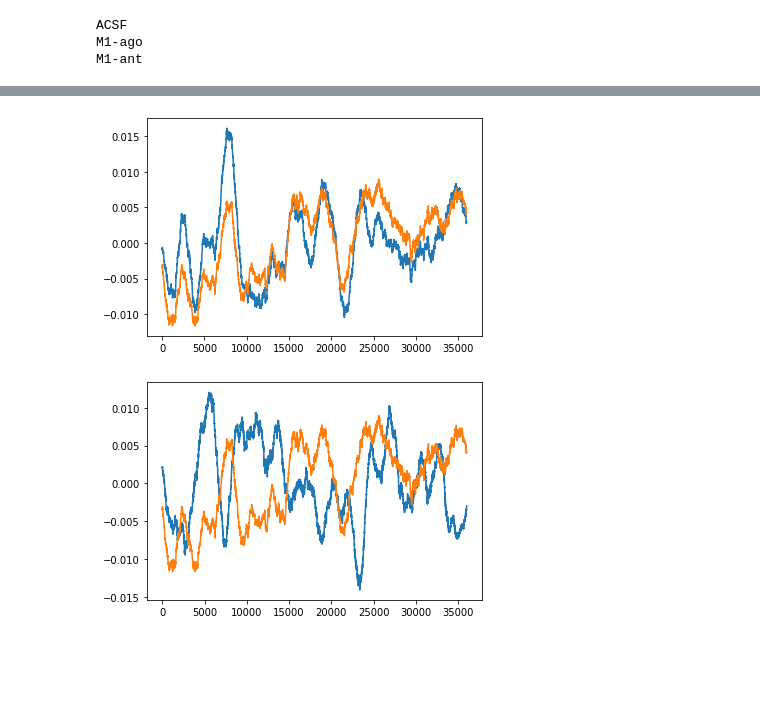
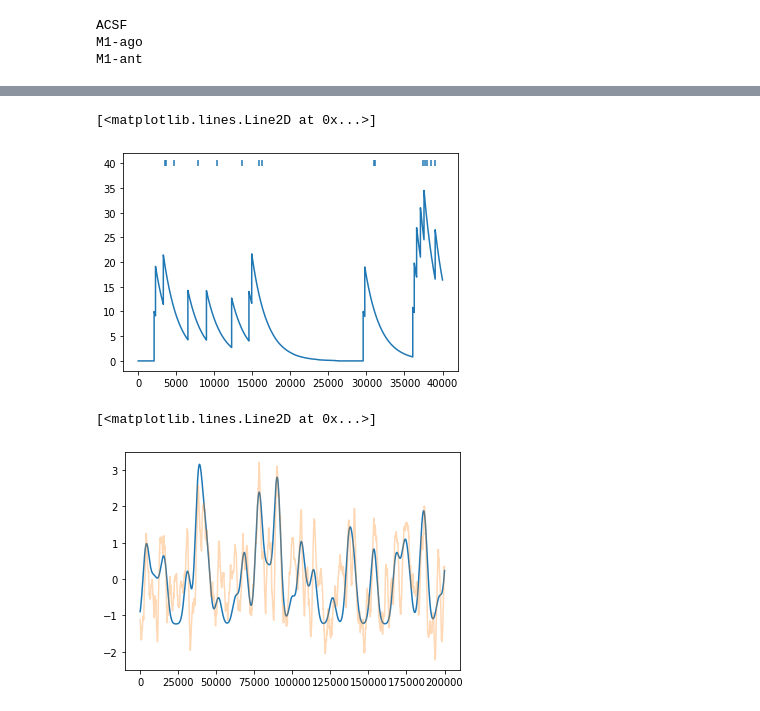
Before and after one commit to Nishant-codex/single_neuron_models, a Jupyter notebook: Multiple time scales of adaptation.ipynb, the cells around one changed output, grey strips where cells are left out. Saved outputs shown, nothing was run; the diff lists cells and outputs as text; code cells hidden in the pictures; blank space fills up the shorter version.

```diff
--- a/Multiple time scales of adaptation.ipynb
+++ b/Multiple time scales of adaptation.ipynb
@@ -177,19 +151,20 @@ plt.plot(spikes_smooth)
-# %%
-
-box_size = 100*20
-
-fr_smooth = smooth(frs,box_size)
-mean_smooth = smooth(means,box_size)
-var_smooth = smooth(vars,box_size)
-
-
-plt.plot(mean_smooth/np.linalg.norm(mean_smooth))# plt.show()
-plt.plot(fr_smooth/np.linalg.norm(fr_smooth))
-plt.show()
-
-plt.plot(var_smooth/np.linalg.norm(var_smooth))# plt.show()
-plt.plot(fr_smooth/np.linalg.norm(fr_smooth))
-plt.show()
-# %% [output]
-[figure, removed]
-[figure, removed]
+# %%
+binary_spikes_nan = np.zeros(len(V))*np.nan
+binary_spikes_nan[spikes] =1
+# %%
+plt.scatter(np.arange(len(binary_spikes_nan[:20000*2])),binary_spikes_nan[:20000*2]*40,marker='|')
+plt.plot(smooth_exp(spikes,100)[:20000*2])
+# %% [output]
+[<matplotlib.lines.Line2D at 0x...>]
+[figure, added]
+# %%
+def standardize(data):
+    return (data-np.mean(data))/np.std(data)
+
+input_smooth = smooth_gaussian(I,100*20)
+fr_gaussian = smooth_gaussian(binary_spikes,100*20)
+plt.plot(standardize(inst_fr[:20000*10]))
+plt.plot(standardize(input_smooth[:20000*10]),alpha=0.3)
+# %% [output]
+[<matplotlib.lines.Line2D at 0x...>]
+[figure, added]
```
Also changed, not shown: parts of 34 cells of this notebook.
